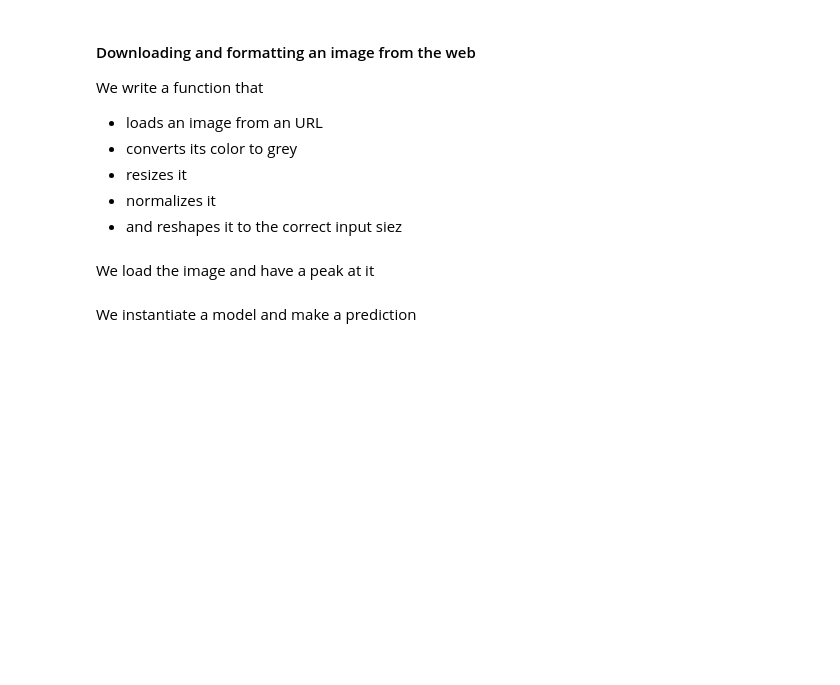
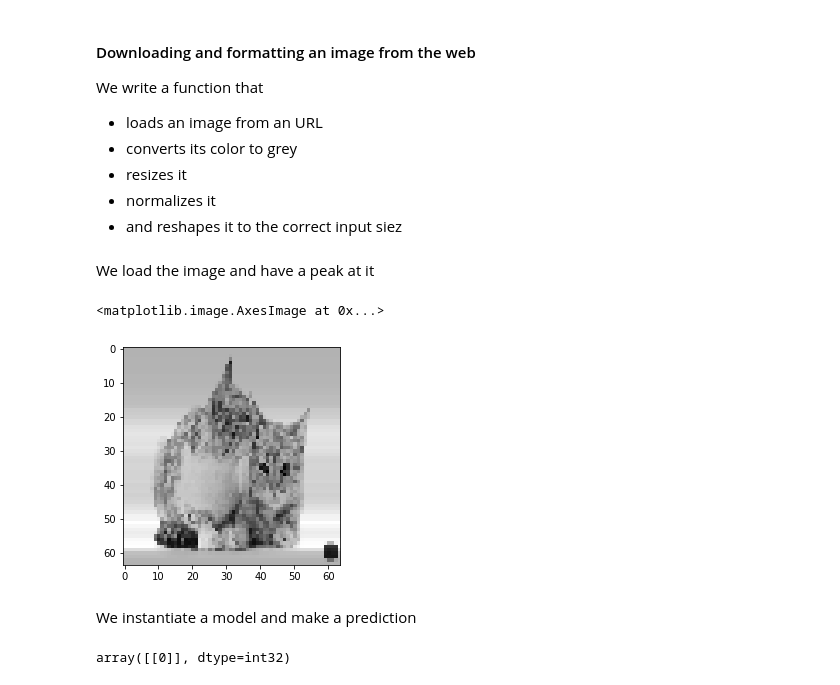
Before and after one commit to DominiquePaul/Intro-to-TF-and-GCP, a Jupyter notebook: Code/3-Image Classifier.ipynb, the cells around one changed output. Saved outputs shown, nothing was run; the diff lists cells and outputs as text; code cells hidden in the pictures; blank space fills up the shorter version.

```diff
--- a/Code/3-Image Classifier.ipynb
+++ b/Code/3-Image Classifier.ipynb
@@ -212,6 +206,6 @@ With our new model we can now easily make new predictions for individual new ima
 # %%
-img = load_image("/Users/dominiquepaul/xJob/4-Lecture/Data/Dogs/3.jpg")
-img = img.reshape(1,IMG_SIZE, IMG_SIZE, 1)
+img = load_image("/Users/dominiquepaul/xJob/4-Lecture/Data/Cats/5.jpg")
+img = img.reshape(1,64,64,1)
 print(new_model.predict_classes(img))
 # %% [output]
 [[0]]
@@ -258,11 +252,18 @@ We load the image and have a peak at it
 # %%
 img_url2 = "https://cdn8.bigcommerce.com/s-rj0z9yqukq/images/stencil/original/uploaded_images/sayslove.jpg?t=1518480203"
 image = load_from_url(img_url2)  # call our custom function
+image = image.reshape(64,64)
 # displaying the image, we need to change the color-map for matplotlib to know that it is a grey image
 plt.imshow(image, cmap = 'gray')
+# %% [output]
+<matplotlib.image.AxesImage at 0x...>
+[figure, added]
 # %% [markdown]
 We instantiate a model and make a prediction
 # %%
+image = load_from_url(img_url2)  # call our custom function
 new_model = create_model()
-new_model.load_weights("Model-Checkpoints/model-checkpoints2")
+new_model.load_weights("../Model-Checkpoints/model-checkpoints2")
 new_model.predict_classes(image)
+# %% [output]
+array([[0]], dtype=int32)
```
Also changed, not shown: parts of 10 cells of this notebook, 16 other files.
